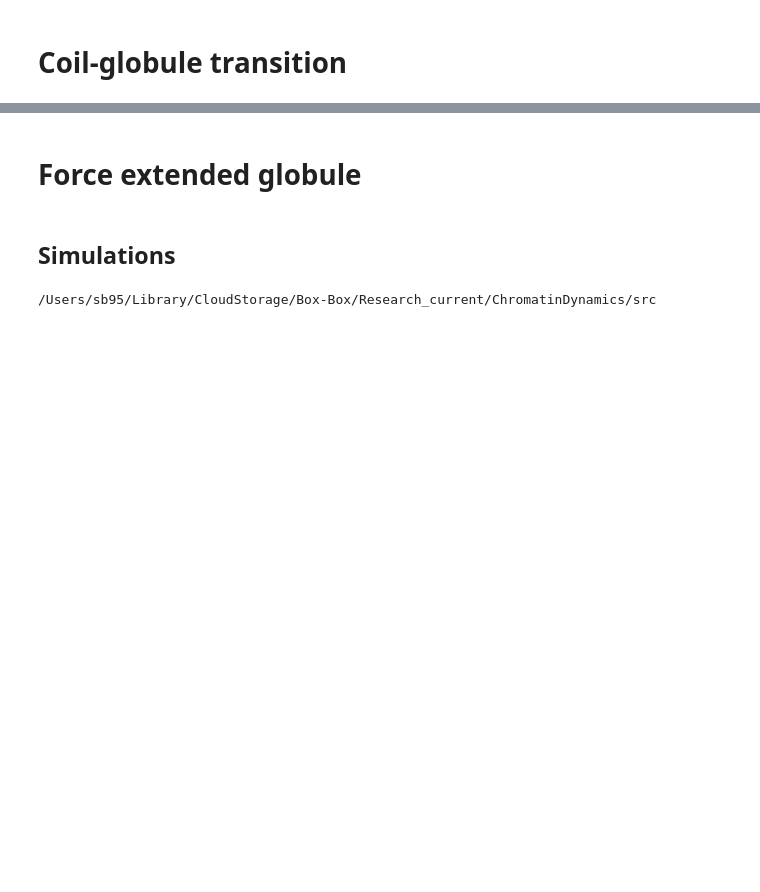
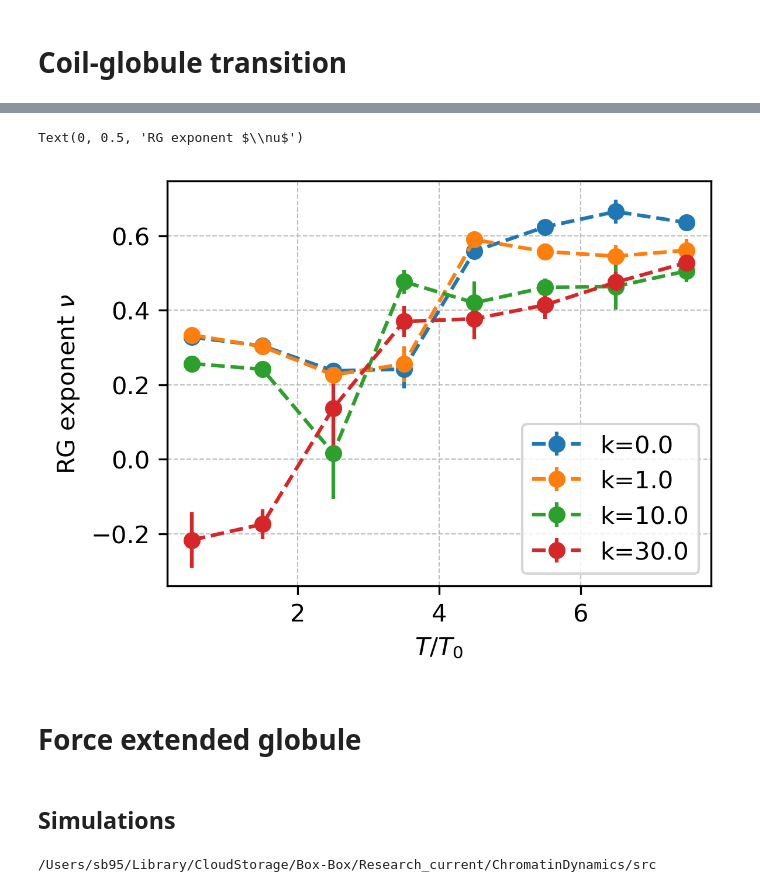
Before and after one commit to s-brahmachari/chromdyn, a Jupyter notebook: notebooks/Finzi_collab.ipynb, the cells around one changed output, grey strips where cells are left out. Saved outputs shown, nothing was run; the diff lists cells and outputs as text; code cells hidden in the pictures; blank space fills up the shorter version.

```diff
--- a/notebooks/Finzi_collab.ipynb
+++ b/notebooks/Finzi_collab.ipynb
@@ -79,3 +149,16 @@ ax[1].grid(alpha=0.8, which='both', ls='--')
+# %%
+fig, ax = plt.subplots(1,1, figsize=(4,3), dpi=300)
+
+for k in nu.keys():
+    ax.errorbar(np.array(temp)/120.0, nu[k][0], yerr=nu[k][1], fmt='o--', label=f'k={k}')
+
+ax.legend()
+ax.grid(alpha=0.8, which='both', ls='--', lw=0.5)
+ax.set_xlabel("$T/T_0$")
+ax.set_ylabel("RG exponent $\\nu$")
+# %% [output]
+Text(0, 0.5, 'RG exponent $\\nu$')
+[figure, added]
 # %% [markdown]
 # Force extended globule
 # %% [markdown]
```
Also changed, not shown: parts of 14 cells of this notebook, 9 other files.
